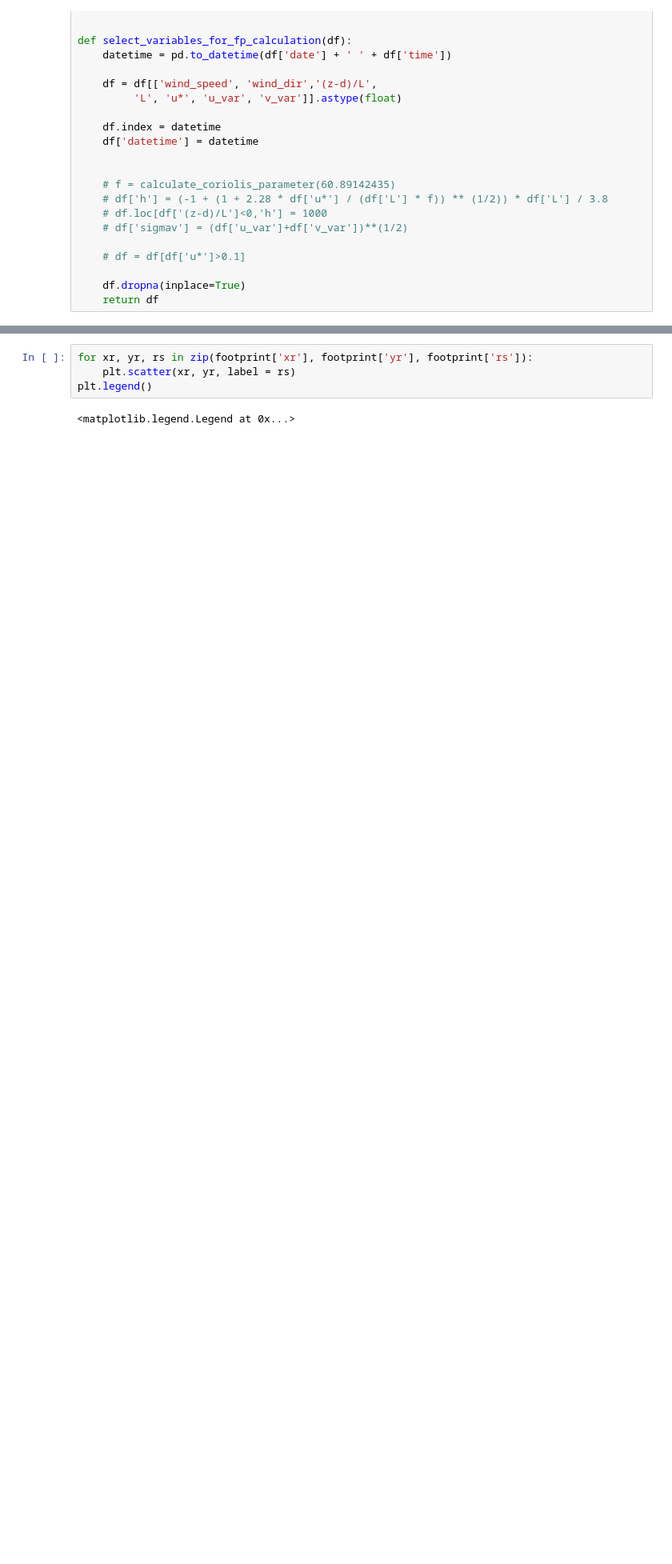
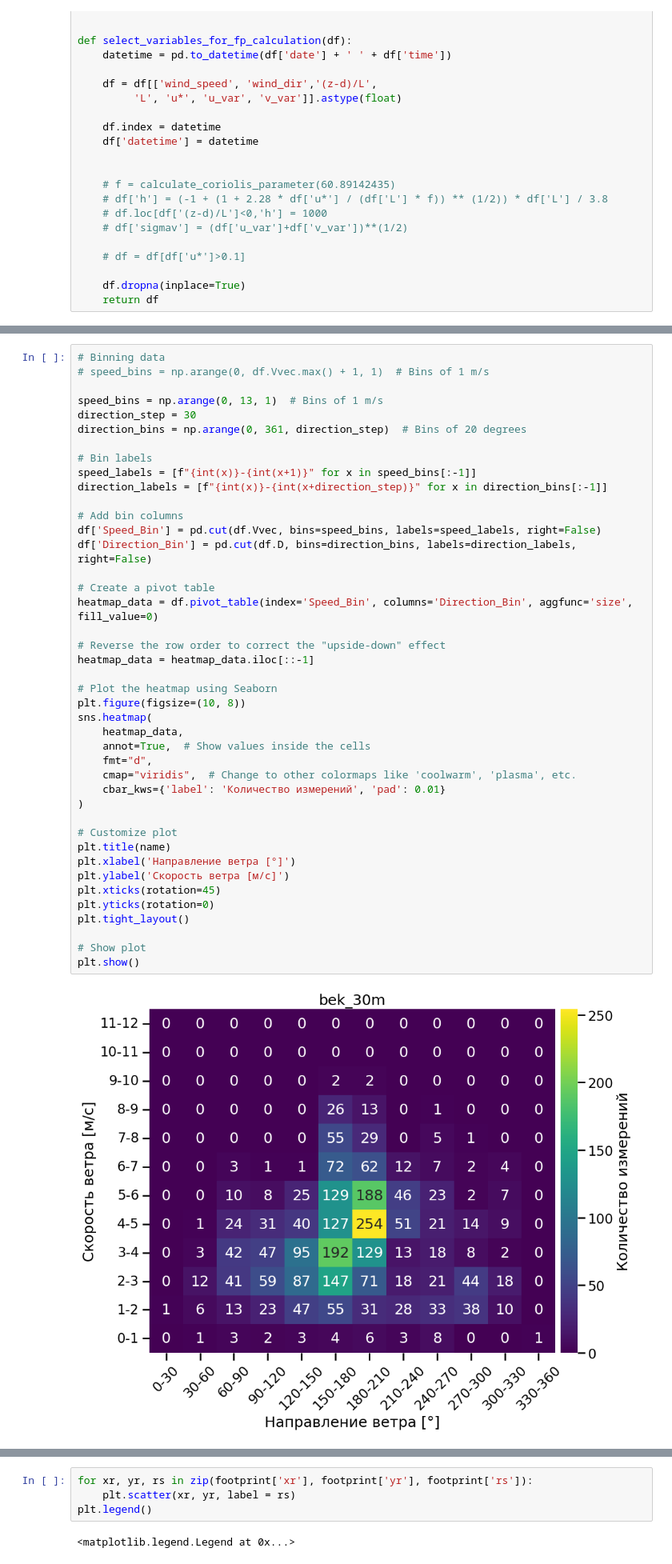
Before and after one commit to DrozdIlya/eclib, a Jupyter notebook: footprints/footprints.ipynb, the cells around one changed output, grey strips where cells are left out. Shown: that part at 80% size. Saved outputs shown, nothing was run; the diff lists cells and outputs as text; blank space fills up the shorter version.

```diff
--- a/footprints/footprints.ipynb
+++ b/footprints/footprints.ipynb
@@ -148,0 +150,44 @@ df
+# %%
+# Binning data
+# speed_bins = np.arange(0, df.Vvec.max() + 1, 1)  # Bins of 1 m/s
+
+speed_bins = np.arange(0, 13, 1)  # Bins of 1 m/s
+direction_step = 30
+direction_bins = np.arange(0, 361, direction_step)  # Bins of 20 degrees
+
+# Bin labels
+speed_labels = [f"{int(x)}-{int(x+1)}" for x in speed_bins[:-1]]
+direction_labels = [f"{int(x)}-{int(x+direction_step)}" for x in direction_bins[:-1]]
+
+# Add bin columns
+df['Speed_Bin'] = pd.cut(df.Vvec, bins=speed_bins, labels=speed_labels, right=False)
+df['Direction_Bin'] = pd.cut(df.D, bins=direction_bins, labels=direction_labels, right=False)
+
+# Create a pivot table
+heatmap_data = df.pivot_table(index='Speed_Bin', columns='Direction_Bin', aggfunc='size', fill_value=0)
+
+# Reverse the row order to correct the "upside-down" effect
+heatmap_data = heatmap_data.iloc[::-1]
+
+# Plot the heatmap using Seaborn
+plt.figure(figsize=(10, 8))
+sns.heatmap(
+    heatmap_data,
+    annot=True,  # Show values inside the cells
+    fmt="d",
+    cmap="viridis",  # Change to other colormaps like 'coolwarm', 'plasma', etc.
+    cbar_kws={'label': 'Количество измерений', 'pad': 0.01}
+)
+
+# Customize plot
+plt.title(name)
+plt.xlabel('Направление ветра [°]')
+plt.ylabel('Скорость ветра [м/с]')
+plt.xticks(rotation=45)
+plt.yticks(rotation=0)
+plt.tight_layout()
+
+# Show plot
+plt.show()
+# %% [output]
+[figure, added]
```
Also changed, not shown: parts of 4 cells of this notebook.
